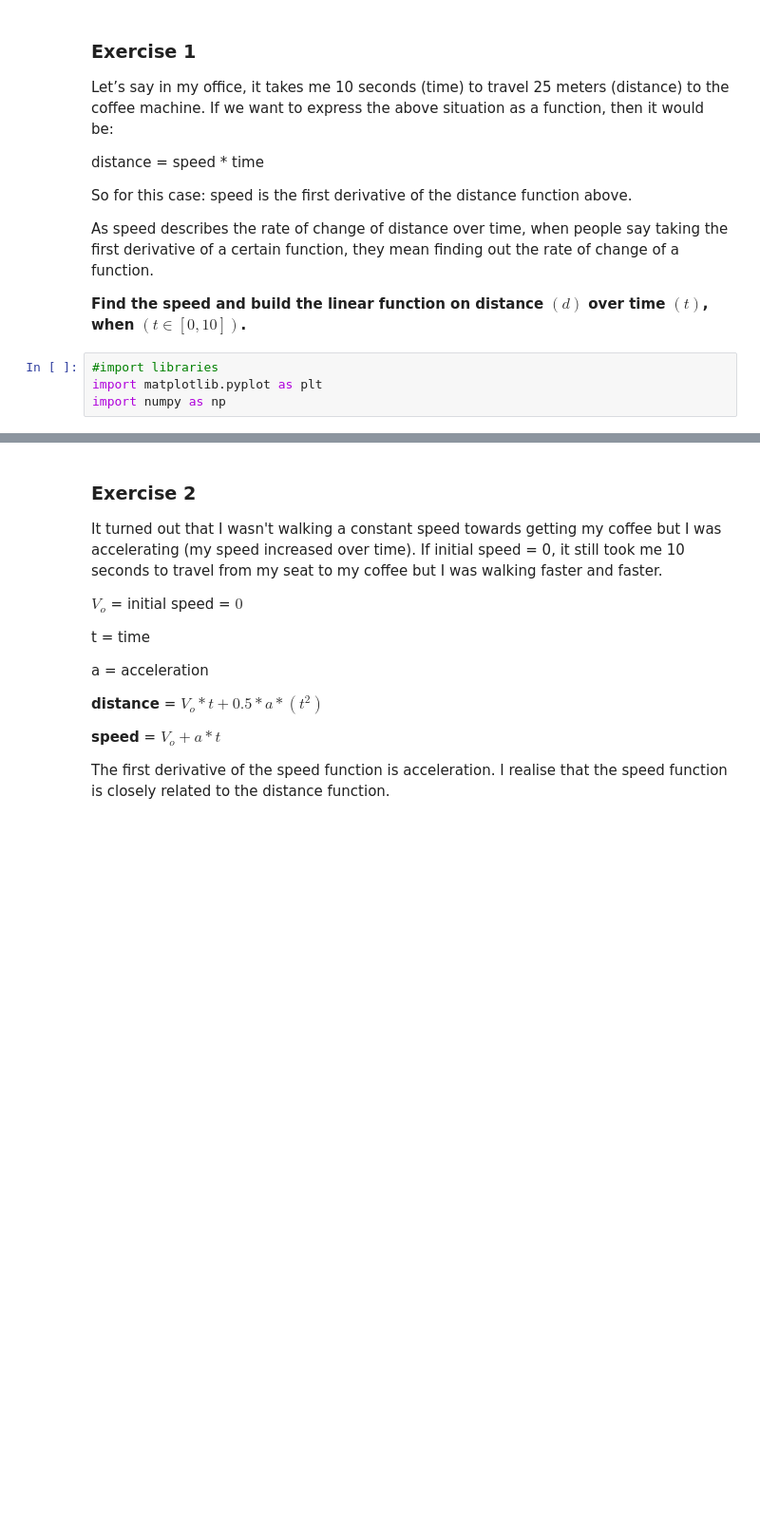
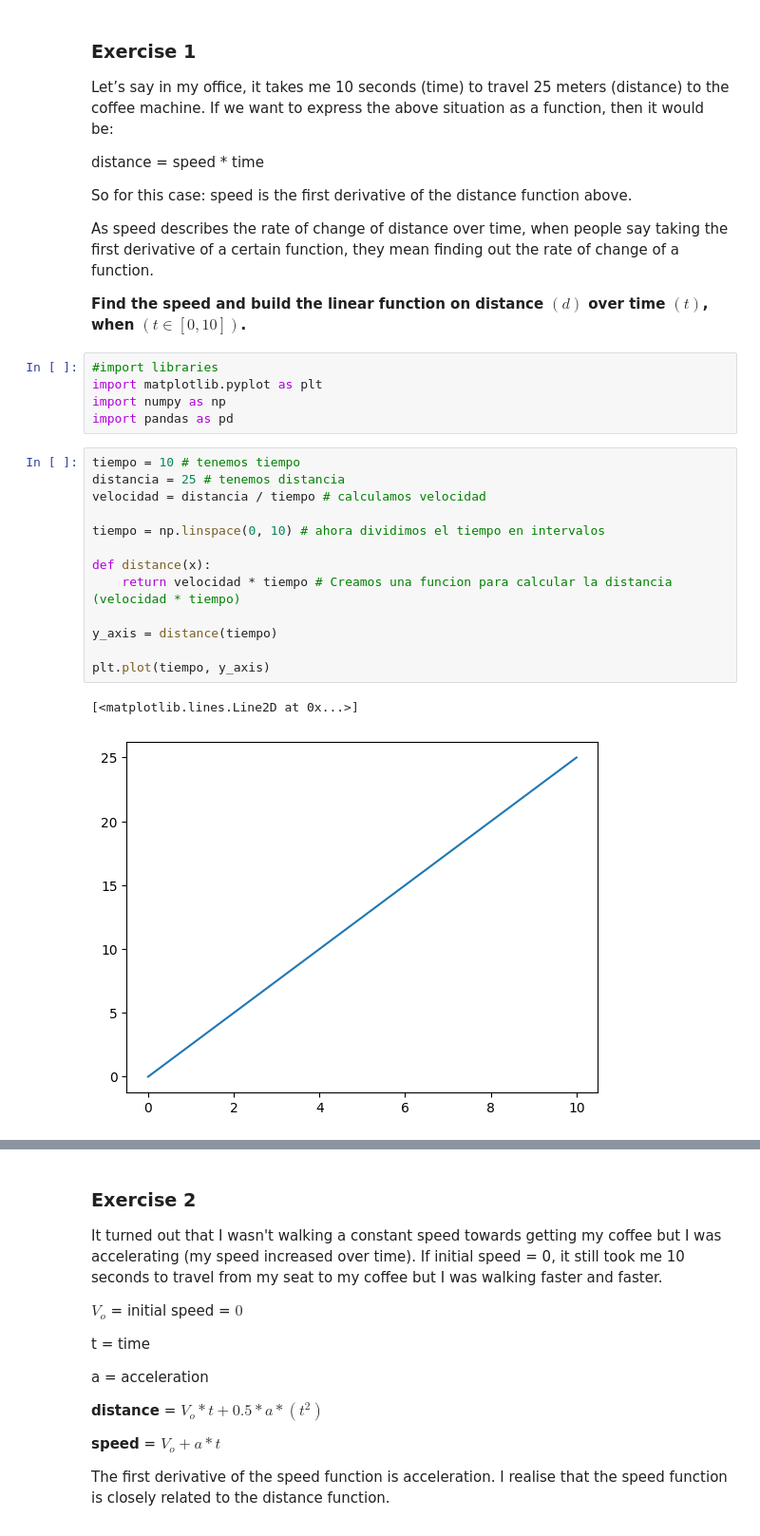
Before and after one commit to 4GeeksAcademy/julio-segura-calculus-and-algebra-problems-with-python, a Jupyter notebook: problems.ipynb, the cells around one changed output, grey strips where cells are left out. Shown: that part at 95% size. Cells and saved outputs as stored; diff of their text form; blank space fills up the shorter version.

```diff
--- a/problems.ipynb
+++ b/problems.ipynb
@@ -29,4 +29,21 @@ they mean finding out the rate of change of a function.
 #import libraries
 import matplotlib.pyplot as plt
 import numpy as np
+import pandas as pd
+# %%
+tiempo = 10 # tenemos tiempo
+distancia = 25 # tenemos distancia
+velocidad = distancia / tiempo # calculamos velocidad
+
+tiempo = np.linspace(0, 10) # ahora dividimos el tiempo en intervalos
+
+def distance(x):
+	return velocidad * tiempo # Creamos una funcion para calcular la distancia (velocidad * tiempo)
+
+y_axis = distance(tiempo)
+
+plt.plot(tiempo, y_axis)
+# %% [output]
+[<matplotlib.lines.Line2D at 0x...>]
+[figure, added]
 # %%
```
Also changed, not shown: parts of 10 cells of this notebook.
